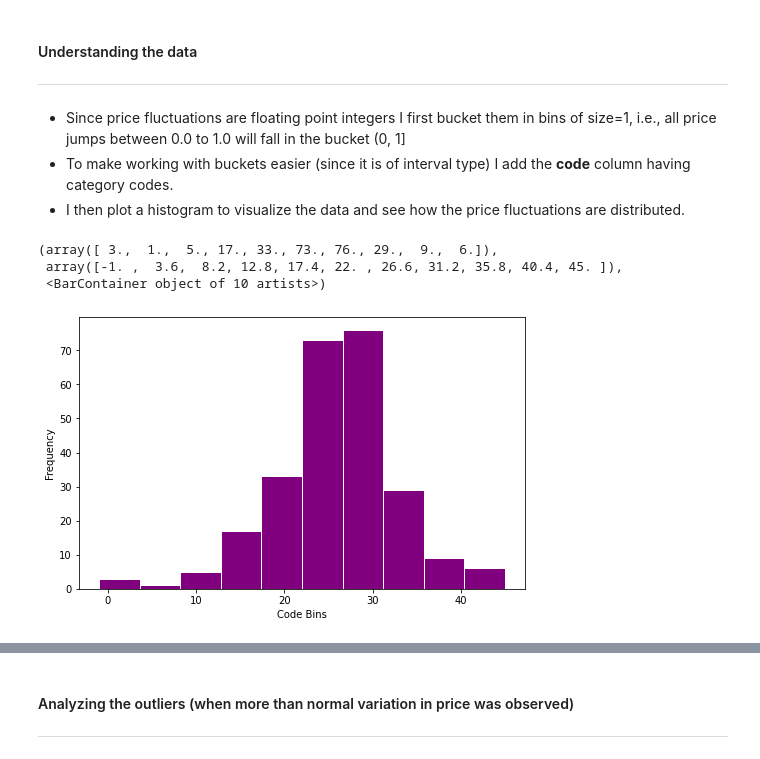
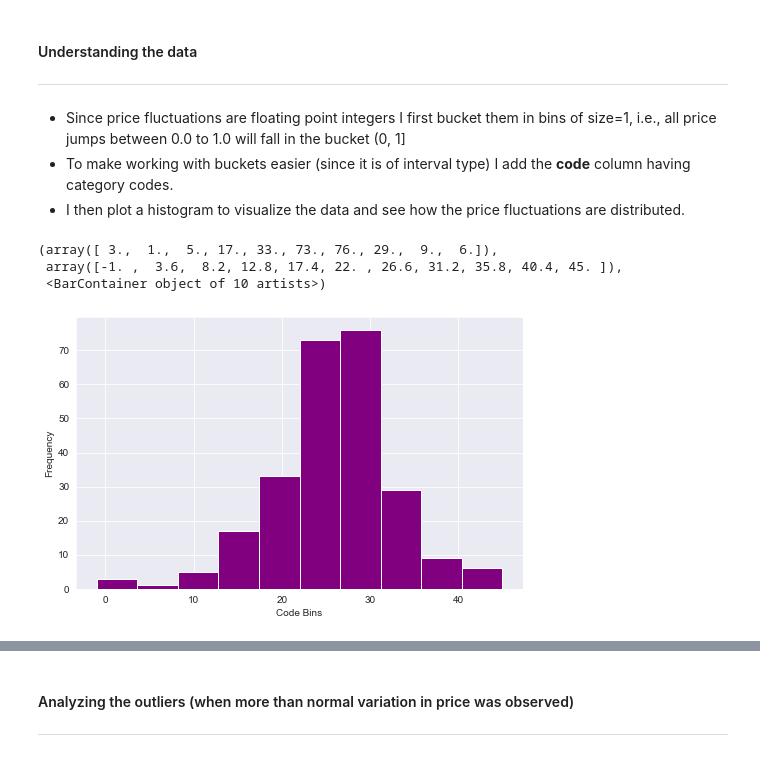
Before and after one commit to anshulrao/popularity-and-profits, a Jupyter notebook: code/Netflix and Stranger Things.ipynb, the cells around one changed output, grey strips where cells are left out. Cells and saved outputs as stored; diff of their text form; code cells hidden in the pictures.

```diff
--- a/code/Netflix and Stranger Things.ipynb
+++ b/code/Netflix and Stranger Things.ipynb
@@ -46,12 +48,13 @@ quotes['bucket'] = pd.cut(quotes['diff'], list(range(round(quotes['diff'].min())
 # %%
 quotes['code'] = quotes.bucket.cat.codes
 # %%
+sns.set_style('darkgrid')
 plt.figure(figsize=(8,5))
 plt.xlabel("Code Bins")
 plt.ylabel("Frequency")
 plt.hist(quotes['code'], color="purple", edgecolor="white")
 # %% [output]
 (array([ 3.,  1.,  5., 17., 33., 73., 76., 29.,  9.,  6.]),
  array([-1. ,  3.6,  8.2, 12.8, 17.4, 22. , 26.6, 31.2, 35.8, 40.4, 45. ]),
  <BarContainer object of 10 artists>)
-[figure, old version]
+[figure, new version]
```
Also changed, not shown: parts of 10 cells of this notebook.
